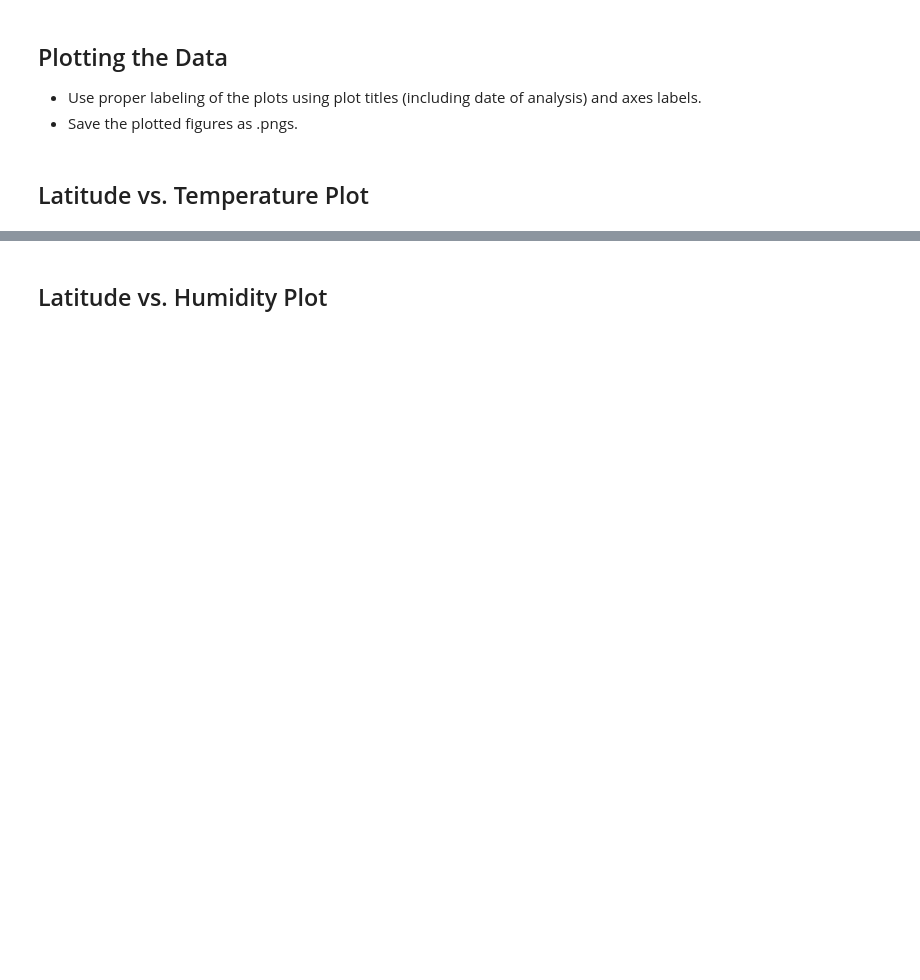
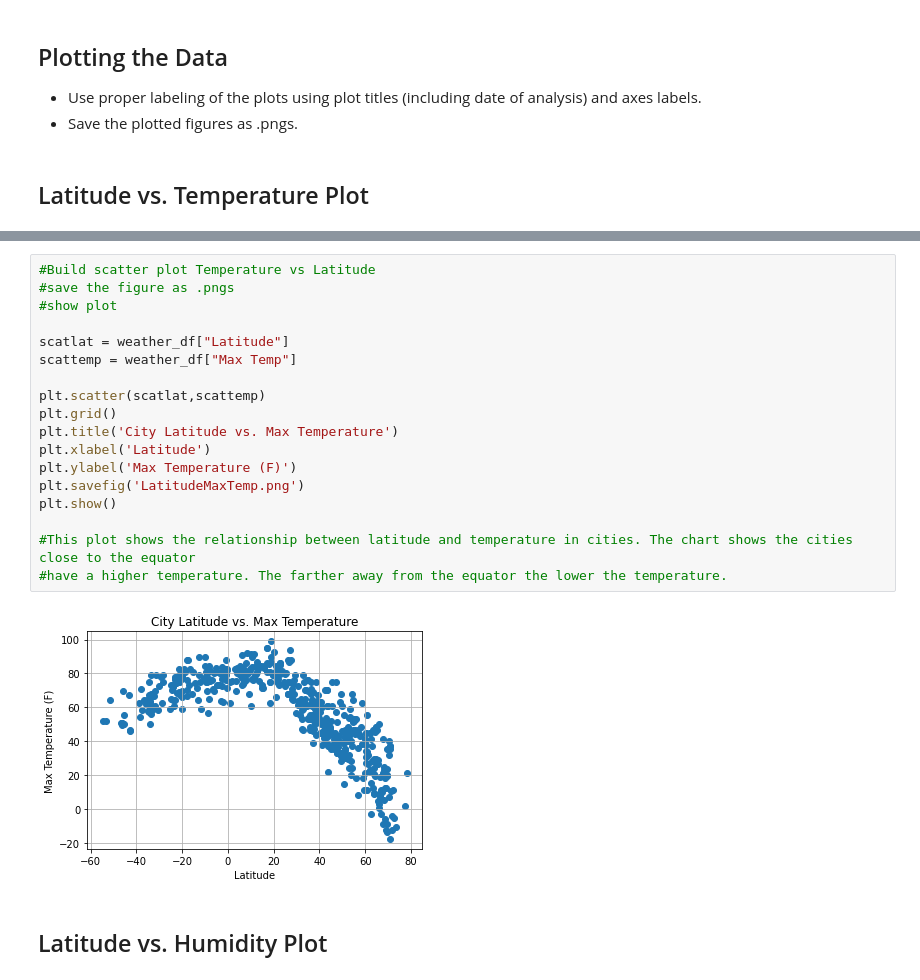
Before and after one commit to thompsle154/python--api--challenge, a Jupyter notebook: WeatherPy.ipynb, the cells around one changed output, grey strips where cells are left out. Drawn from its saved outputs; the diff is of its cells as text; blank space fills up the shorter version.

Commit message:
added two plots

```diff
--- a/WeatherPy.ipynb
+++ b/WeatherPy.ipynb
@@ -205,2 +176,22 @@ Int64Index([], dtype='int64')
+# %%
+#Build scatter plot Temperature vs Latitude
+#save the figure as .pngs
+#show plot
+
+scatlat = weather_df["Latitude"]
+scattemp = weather_df["Max Temp"]
+
+plt.scatter(scatlat,scattemp)
+plt.grid()
+plt.title('City Latitude vs. Max Temperature')
+plt.xlabel('Latitude')
+plt.ylabel('Max Temperature (F)')
+plt.savefig('LatitudeMaxTemp.png')
+plt.show()
+
+#This plot shows the relationship between latitude and temperature in cities. The chart shows the cities close to the equator
+#have a higher temperature. The farther away from the equator the lower the temperature.
+# %% [output]
+[figure, added]
 # %% [markdown]
 ## Latitude vs. Humidity Plot
```
Also changed, not shown: parts of 12 cells of this notebook, 4 other files.
